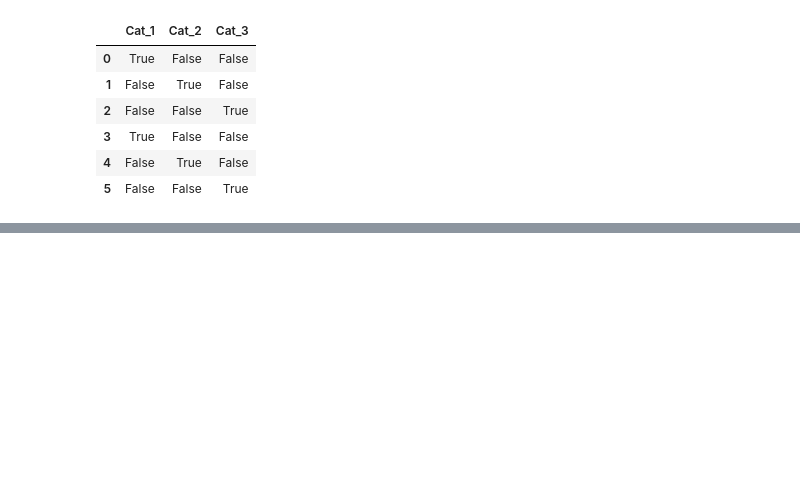
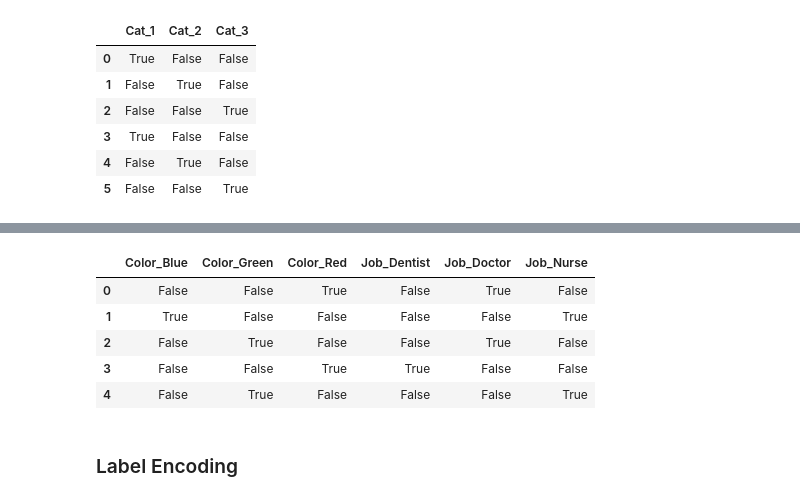
Before and after one commit to fateme-alk/learning, a Jupyter notebook: IBM_data_analysis/module1/IBM_data_analysis.ipynb, the cells around one changed output, grey strips where cells are left out. Cells and saved outputs as stored; diff of their text form; code cells hidden in the pictures; blank space fills up the shorter version.

```diff
--- a/IBM_data_analysis/module1/IBM_data_analysis.ipynb
+++ b/IBM_data_analysis/module1/IBM_data_analysis.ipynb
@@ -1530,0 +1647,13 @@ categories
+# %%
+one_hot_encoded = pd.get_dummies(df[['Color', 'Job']])
+# %%
+one_hot_encoded
+# %% [output]
+|  | Color_Blue | Color_Green | Color_Red | Job_Dentist | Job_Doctor | Job_Nurse |
+| 0 | False | False | True | False | True | False |
+| 1 | True | False | False | False | False | True |
+| 2 | False | True | False | False | True | False |
+| 3 | False | False | True | True | False | False |
+| 4 | False | True | False | False | False | True |
+# %% [markdown]
+### Label Encoding
```
Also changed, not shown: parts of 29 cells of this notebook.
